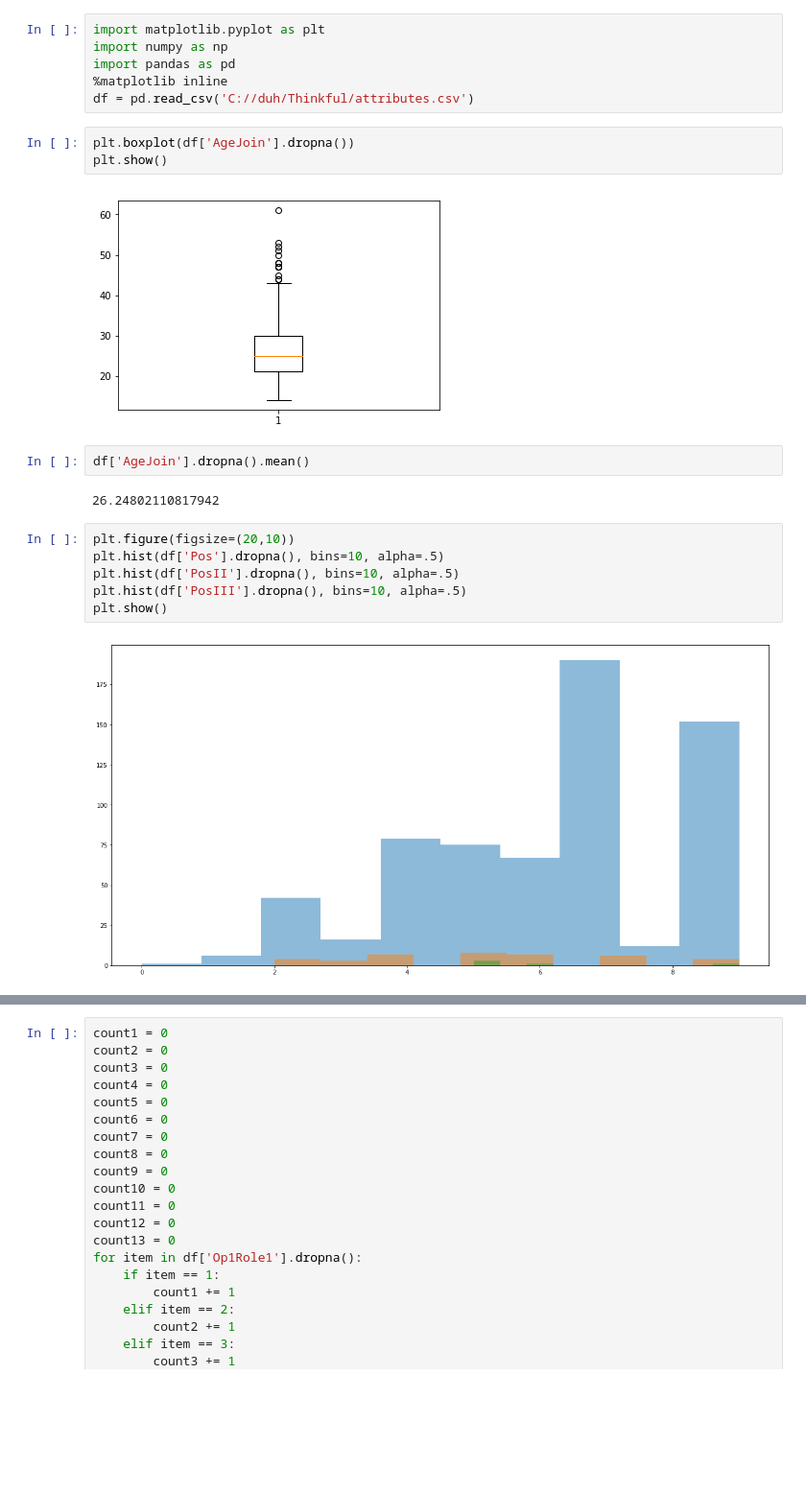
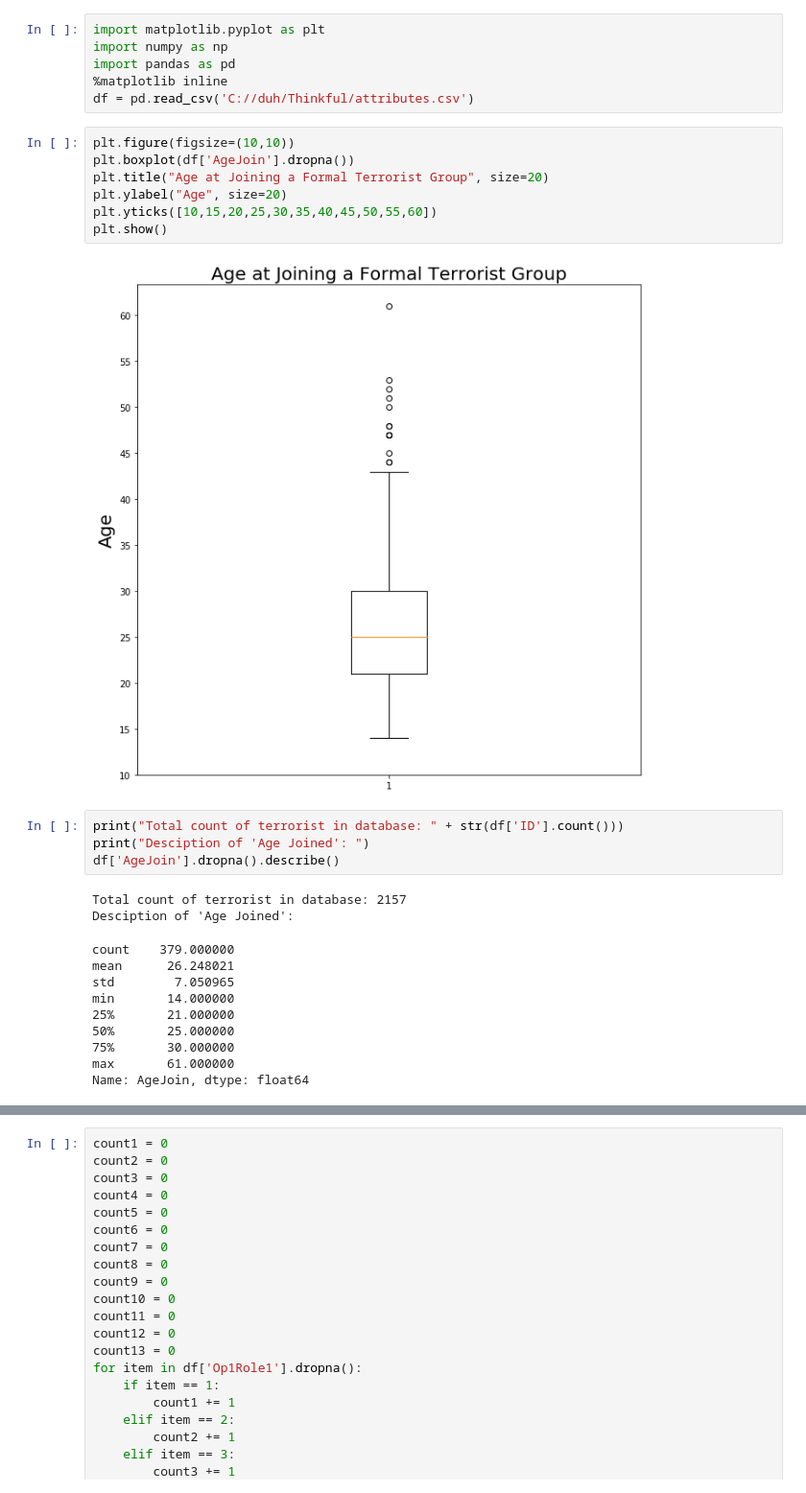
Before and after one commit to BlaHaws/Thinkful, a Jupyter notebook: Reports/AnalyticReport.ipynb, the cells around one changed output, grey strips where cells are left out. Shown at 96% size. Drawn from its saved outputs; the diff is of its cells as text; blank space fills up the shorter version.

```diff
--- a/Reports/AnalyticReport.ipynb
+++ b/Reports/AnalyticReport.ipynb
@@ -31,20 +17,28 @@ import numpy as np
 import pandas as pd
 %matplotlib inline
 df = pd.read_csv('C://duh/Thinkful/attributes.csv')
-# %%
-plt.boxplot(df['AgeJoin'].dropna())
-plt.show()
-# %% [output]
-[figure, removed]
-# %%
-df['AgeJoin'].dropna().mean()
-# %% [output]
-26.24802110817942
-# %%
-plt.figure(figsize=(20,10))
-plt.hist(df['Pos'].dropna(), bins=10, alpha=.5)
-plt.hist(df['PosII'].dropna(), bins=10, alpha=.5)
-plt.hist(df['PosIII'].dropna(), bins=10, alpha=.5)
-plt.show()
-# %% [output]
-[figure, removed]
+# %%
+plt.figure(figsize=(10,10))
+plt.boxplot(df['AgeJoin'].dropna())
+plt.title("Age at Joining a Formal Terrorist Group", size=20)
+plt.ylabel("Age", size=20)
+plt.yticks([10,15,20,25,30,35,40,45,50,55,60])
+plt.show()
+# %% [output]
+[figure, added]
+# %%
+print("Total count of terrorist in database: " + str(df['ID'].count()))
+print("Desciption of 'Age Joined': ")
+df['AgeJoin'].dropna().describe()
+# %% [output]
+Total count of terrorist in database: 2157
+Desciption of 'Age Joined':
+count    379.000000
+mean      26.248021
+std        7.050965
+min       14.000000
+25%       21.000000
+50%       25.000000
+75%       30.000000
+max       61.000000
+Name: AgeJoin, dtype: float64
```
Also changed, not shown: parts of 4 cells of this notebook.
